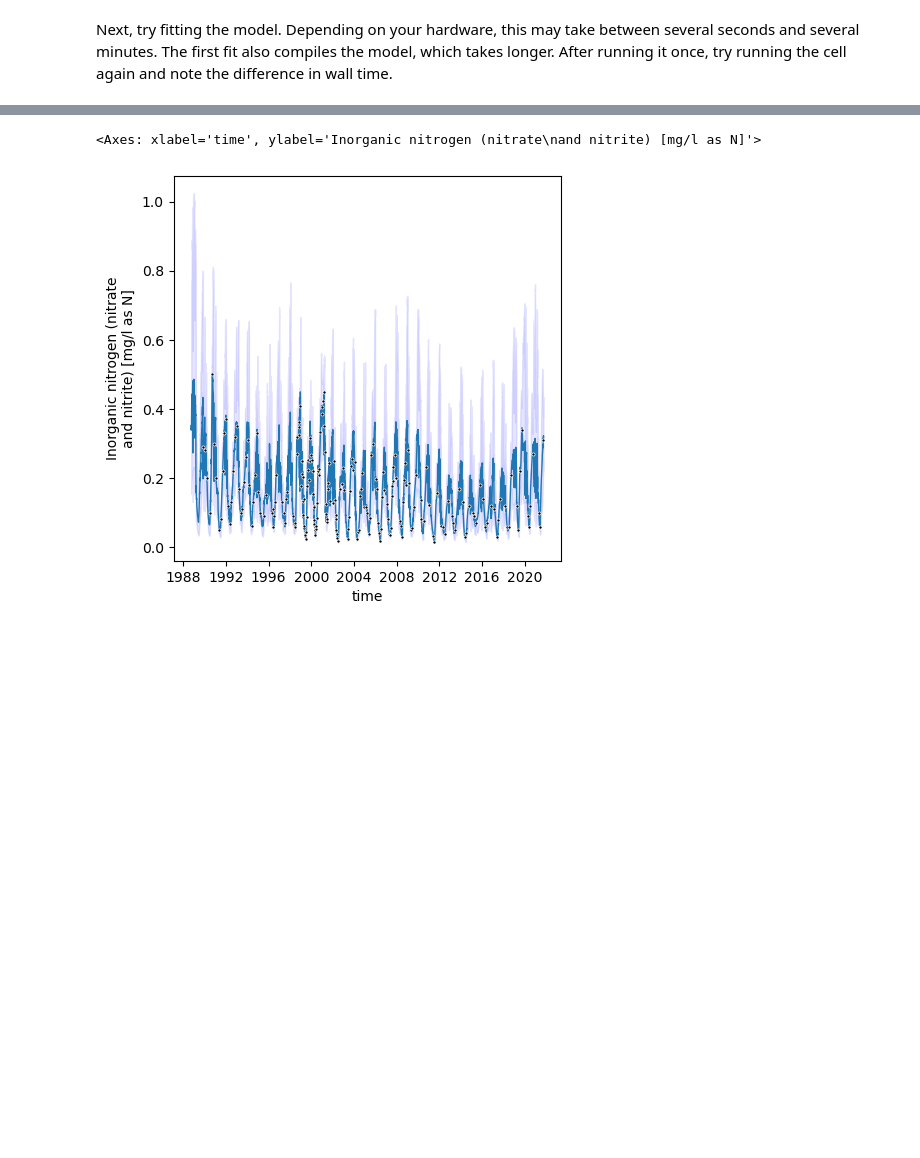
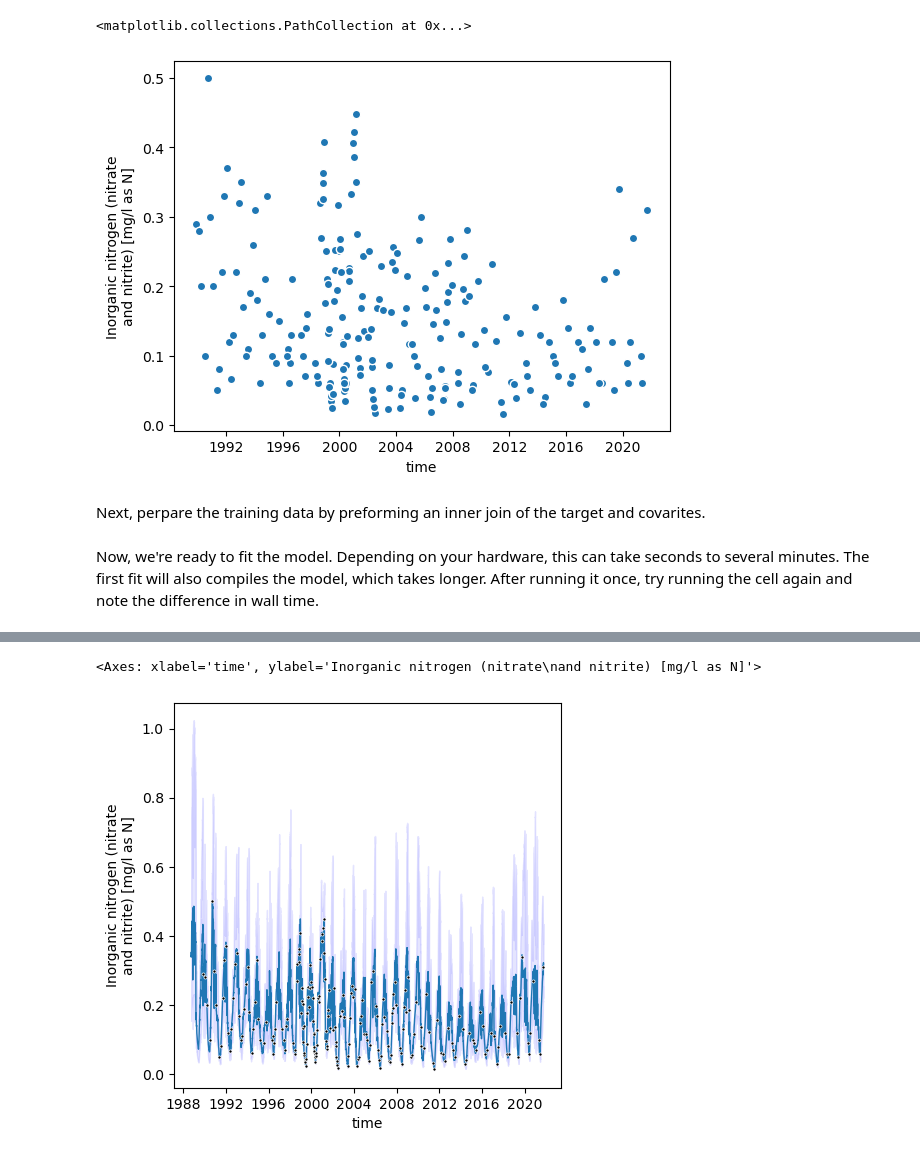
Before and after one commit to thodson-usgs/discontinuum, a Jupyter notebook: notebooks/loadest-gp-demo.ipynb, the cells around one changed output, grey strips where cells are left out. Saved outputs shown, nothing was run; the diff lists cells and outputs as text; code cells hidden in the pictures; blank space fills up the shorter version.

```diff
--- a/notebooks/loadest-gp-demo.ipynb
+++ b/notebooks/loadest-gp-demo.ipynb
@@ -35,10 +34,14 @@ First, download the data. In `discontinuum`...
 # %%
-# download data
 from loadest_gp.providers import usgs
 
+# download covariates (daily streamflow)
 daily = usgs.get_daily(site=site, start_date=start_date, end_date=end_date)
-samples = usgs.get_samples(site=site, start_date=start_date, end_date=end_date, characteristic=characteristic, fraction=fraction)
 
-samples = aggregate_to_daily(samples)
+# download target (concentration)
+samples = usgs.get_samples(site=site,
+                           start_date=start_date,
+                           end_date=end_date,
+                           characteristic=characteristic,
+                           fraction=fraction)
 
-training_data = xr.merge([samples, daily], join='inner')
+samples
@@ -44,0 +60,7 @@ training_data = xr.merge([samples, daily], join='inner')
+# %%
+samples.plot.scatter(x='time', y='concentration')
+# %% [output]
+<matplotlib.collections.PathCollection at 0x...>
+[figure, added]
+# %% [markdown]
+Next, perpare the training data by preforming an inner join of the target and covarites.
@@ -45,4 +73,4 @@ training_data = xr.merge([samples, daily], join='inner')
 # %% [markdown]
-Next, try fitting the model. Depending on your hardware, this may take between several seconds and several minutes. The first fit also compiles the model, which takes longer. After running it once, try running the cell again and note the difference in wall time.
+Now, we're ready to fit the model. Depending on your hardware, this can take seconds to several minutes. The first fit will also compiles the model, which takes longer. After running it once, try running the cell again and note the difference in wall time.
 # %%
 %%time
```
Also changed, not shown: parts of 14 cells of this notebook, 1 other file.
